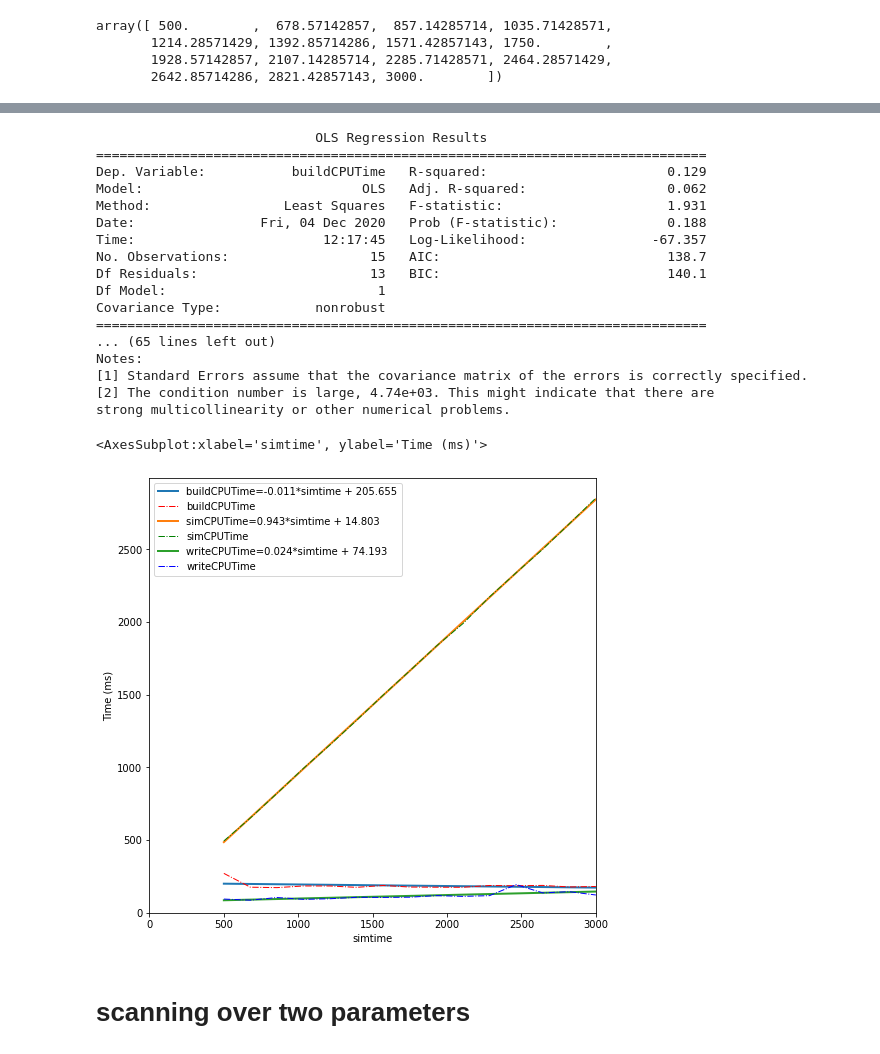
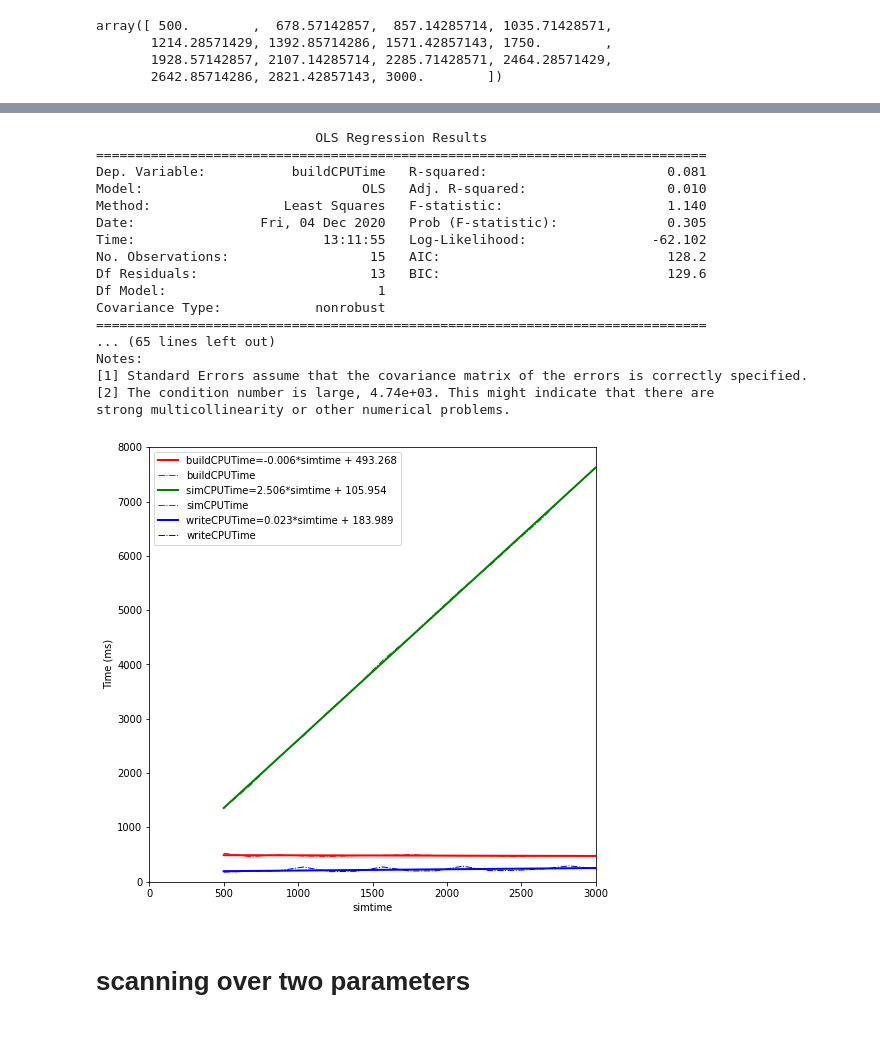
Before and after one commit to SpikeAI/2020-12_brainhack_Project7, a Jupyter notebook: benchmark/B_running-time.ipynb, the cells around one changed output, grey strips where cells are left out. Cells and saved outputs as stored; diff of their text form; code cells hidden in the pictures.

```diff
--- a/benchmark/B_running-time.ipynb
+++ b/benchmark/B_running-time.ipynb
@@ -192,22 +200,21 @@ variable='simtime'---value=1392.857142857143
-# %%
-plot(results_simtime)
-# %% [output]
-                            OLS Regression Results
-==============================================================================
-Dep. Variable:           buildCPUTime   R-squared:                       0.129
-Model:                            OLS   Adj. R-squared:                  0.062
-Method:                 Least Squares   F-statistic:                     1.931
-Date:                Fri, 04 Dec 2020   Prob (F-statistic):              0.188
-Time:                        12:17:45   Log-Likelihood:                -67.357
-No. Observations:                  15   AIC:                             138.7
-Df Residuals:                      13   BIC:                             140.1
-Df Model:                           1
-Covariance Type:            nonrobust
-==============================================================================
-... (65 lines left out)
-Notes:
-[1] Standard Errors assume that the covariance matrix of the errors is correctly specified.
-[2] The condition number is large, 4.74e+03. This might indicate that there are
-strong multicollinearity or other numerical problems.
-<AxesSubplot:xlabel='simtime', ylabel='Time (ms)'>
-[figure, removed]
+# %%
+fig, ax = plot(results_simtime, do_intercept=True)
+# %% [output]
+                            OLS Regression Results
+==============================================================================
+Dep. Variable:           buildCPUTime   R-squared:                       0.081
+Model:                            OLS   Adj. R-squared:                  0.010
+Method:                 Least Squares   F-statistic:                     1.140
+Date:                Fri, 04 Dec 2020   Prob (F-statistic):              0.305
+Time:                        13:11:55   Log-Likelihood:                -62.102
+No. Observations:                  15   AIC:                             128.2
+Df Residuals:                      13   BIC:                             129.6
+Df Model:                           1
+Covariance Type:            nonrobust
+==============================================================================
+... (65 lines left out)
+Notes:
+[1] Standard Errors assume that the covariance matrix of the errors is correctly specified.
+[2] The condition number is large, 4.74e+03. This might indicate that there are
+strong multicollinearity or other numerical problems.
+[figure, added]
```
Also changed, not shown: parts of 17 cells of this notebook, 6 other files.
